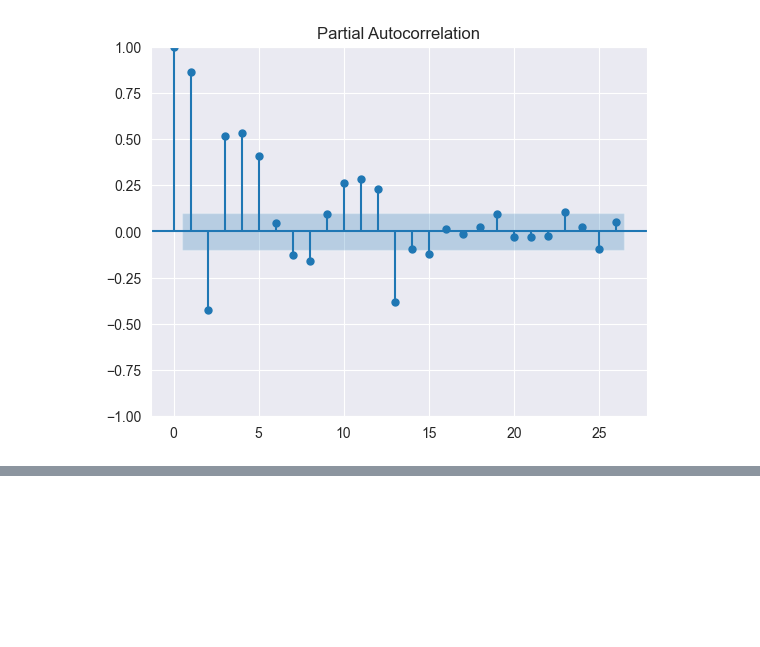
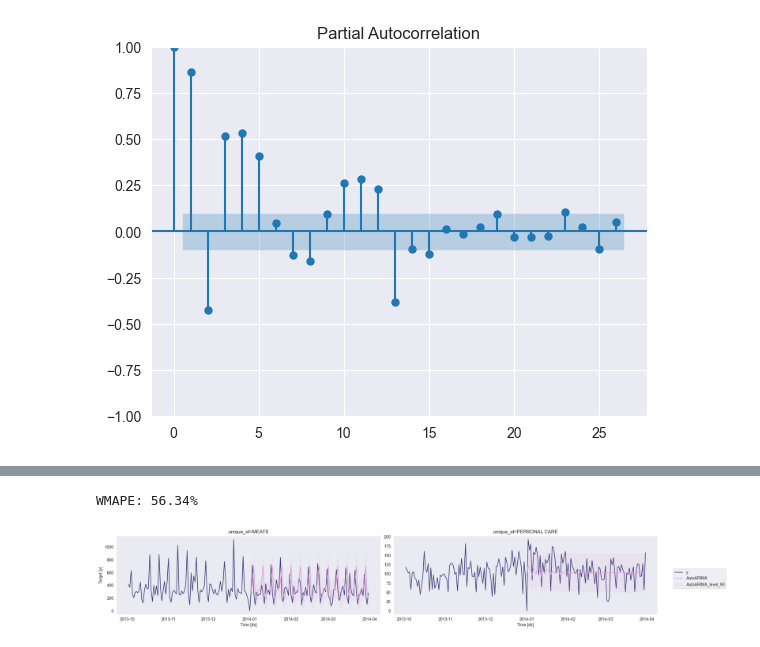
Before and after one commit to torvess/EDA_Serie_temporal_Jun-2024, a Jupyter notebook: times_series.ipynb, the cells around one changed output, grey strips where cells are left out. Cells and saved outputs as stored; diff of their text form; code cells hidden in the pictures; blank space fills up the shorter version.

```diff
--- a/times_series.ipynb
+++ b/times_series.ipynb
@@ -218,0 +374,16 @@ plt.show()
+# %%
+#ARIMA - AR: olha para as vendas do passado e acha uma correlação futura
+# I - quantidade que a série foi diferenciada/ MA: Média Móvel
+model_a = StatsForecast(models=[AutoARIMA(season_length=7)], freq='D', n_jobs=-1)
+model_a.fit(train)
+
+forecast_dfa = model_a.predict(h=h, level=[90])
+forecast_dfa = forecast_dfa.reset_index().merge(valid, on=['ds', 'unique_id'], how='left')
+
+wmape4 = wmape(forecast_dfa['y'].values, forecast_dfa['AutoARIMA'].values)
+print(f"WMAPE: {wmape4:.2%}")
+
+model_a.plot(train, forecast_dfa, level=[90], unique_ids=['MEATS', 'PERSONAL CARE'],engine ='matplotlib', max_insample_length=90)
+# %% [output]
+WMAPE: 56.34%
+[figure, added]
```
Also changed, not shown: parts of 17 cells of this notebook.
